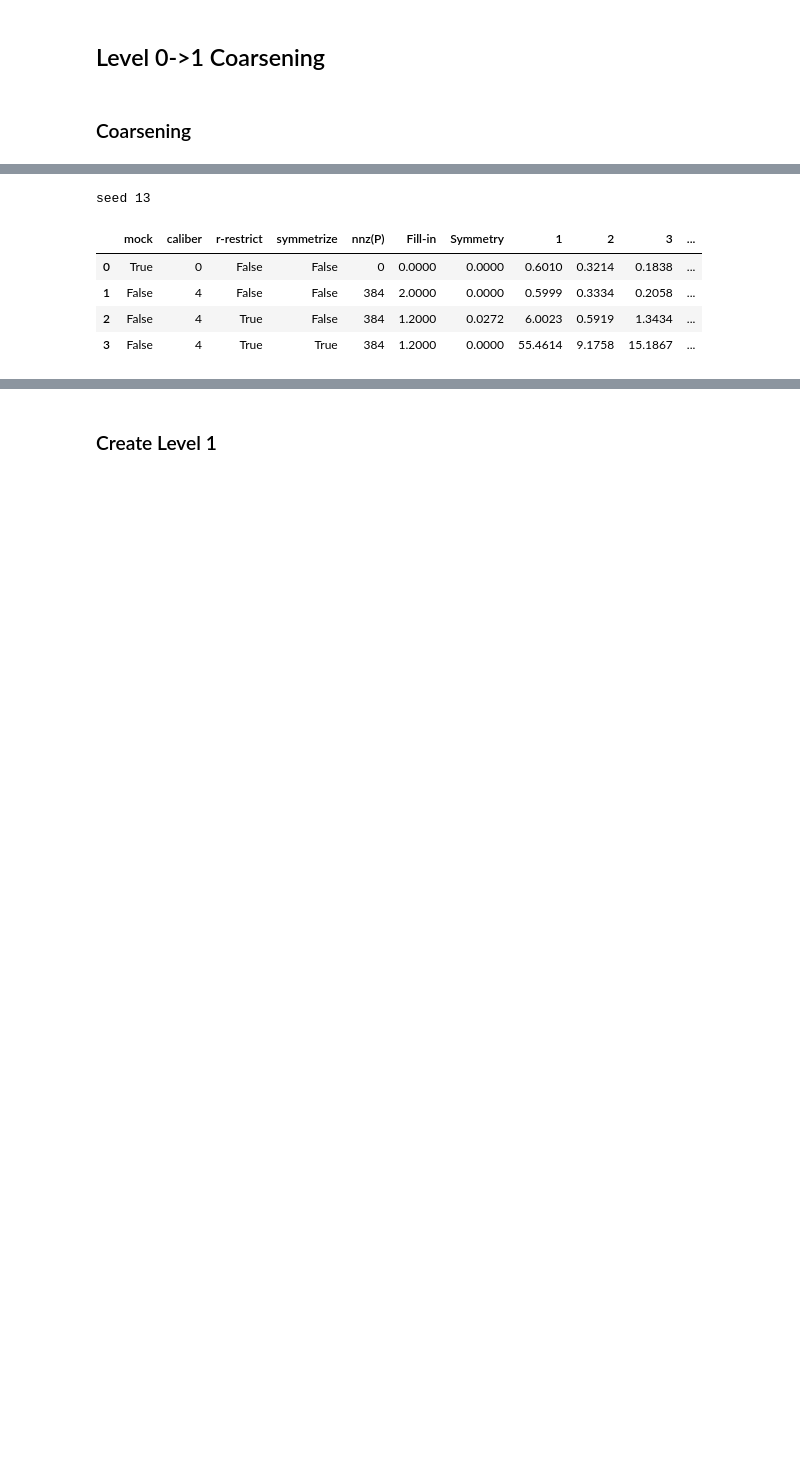
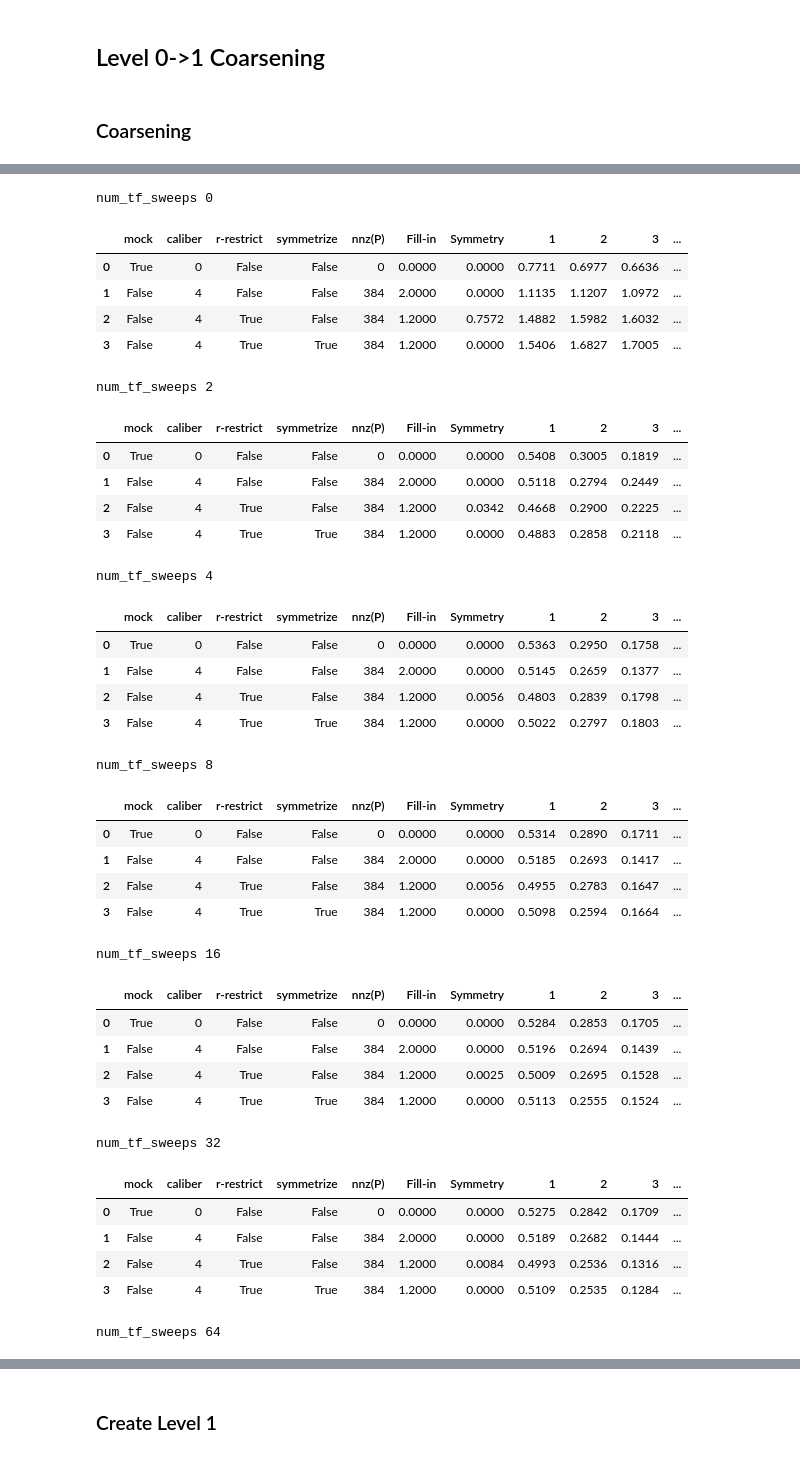
Before and after one commit to 436ahsan/Helmholtz, a Jupyter notebook: notebooks/repetitive/smoothing_needed_for_interpolation.ipynb, the cells around one changed output, grey strips where cells are left out. Cells and saved outputs as stored; diff of their text form; code cells hidden in the pictures; blank space fills up the shorter version.

```diff
--- a/notebooks/repetitive/smoothing_needed_for_interpolation.ipynb
+++ b/notebooks/repetitive/smoothing_needed_for_interpolation.ipynb
@@ -16,6 +16,7 @@ discretization = "5-point"
 kh = helmholtz.analysis.ideal.find_singular_kh(discretization, n)[0]
 #kh = 0.5
 
+symmetrize = False # True
 repetitive = True
 
 # Test vectors.
@@ -42,9 +43,9 @@ INFO     kh 0.523385380551302
 ## Level 0->1 Coarsening
 # %%
 # Create fine-level matrix.
-a = hm.linalg.helmholtz_1d_discrete_operator(kh, discretization, n)
+a = hm.linalg.helmholtz_1d_discrete_operator(kh, discretization, n).tocsr()
 # Use default = Kacmzarz relaxation for kh != 0.
-level0 = hm.setup.hierarchy.create_finest_level(a,  relaxer=hm.solve.relax.GsRelaxer(a) if kh == 0 else None)
+level0 = hm.setup.hierarchy.create_finest_level(a,  relaxer=hm.solve.relax.GsRelaxer(a) if kh == 0 else None, symmetrize=symmetrize)
 # 'location' is an array of variable locations at all levels. Used only for interpolation neighbor determination.
 # Finest-level variable ocations are assumed to be [0..n-1], i.e. a domain of size n with meshsize h = 1.
 level0.location = np.arange(n)
@@ -71,0 +98,14 @@ INFO     Generating relaxed TF with 10 sweeps, RER 0.312
+# %%
+seed = 0
+num_cycle_sweeps = np.arange(1, num_sweeps + 4)
+num_tf_sweeps = np.concatenate(([0], 2 ** np.arange(1, 7)))
+num_windows = np.concatenate(([2, 3], 2 ** np.arange(2, 8)))
+mock_conv = np.array([[mock_cycle_conv(
+    level0, aggregate_size, num_components, num_cycle_sweeps,
+    nu, s, weighted=weighted, seed=seed)
+                for s in num_windows]
+                for nu in num_tf_sweeps])
+
+for col, nu_cycle in enumerate(num_cycle_sweeps):
+    print("# Relax per cycle {}".format(nu_cycle))
+    display(pd.DataFrame(mock_conv[:, :, col], index=num_tf_sweeps, columns=num_windows))
@@ -71,0 +160,7 @@ INFO     Generating relaxed TF with 10 sweeps, RER 0.312
+# %%
+for l, nu in enumerate(num_cycle_sweeps):
+    ideal = mock_conv[-1, -1, l]
+    i, j = np.where(mock_conv[:, :, l] < 1.3 * ideal)
+    work = np.maximum(num_tf_sweeps[i], 1) * num_windows[j]
+    best = np.argmin(work)
+    print(nu, num_tf_sweeps[i[best]], num_windows[j[best]], work[best], mock_conv[i[best], j[best], l])
@@ -120,25 +221,58 @@ def two_level_performance(level,
         {"mock": bool, "caliber": int, "r-restrict": bool, "symmetrize": bool, "nnz(P)": int}), x, R, p_values
 # %%
 num_tf_sweeps = np.concatenate(([0], 2 ** np.arange(1, 7)))
-num_tf_sweeps = 16
-num_windows = 32
+num_windows = 64
 coarsening_types = [
     (4, False, False),
     (4, True, False),
     (4, True, True)
 ]
 
-# seed=5 strongly diverges.
-for seed in range(13, 14):
-    print("seed", seed)
+# seed=13 - RAP symmetrized strongly diverges.
+seed = 13
+#for seed in range(13, 14):
+#    print("seed", seed)
+for num_tf_sweeps in np.concatenate(([0], 2 ** np.arange(1, 7))):
+    print("num_tf_sweeps", num_tf_sweeps)
     conv, x, R, p_values = two_level_performance(level0, aggregate_size, num_components, num_sweeps + 3,
                                                  num_tf_sweeps, num_windows, coarsening_types,
                                                  weighted=weighted, seed=seed)
     display(conv)
 # %% [output]
-seed 13
+num_tf_sweeps 0
 |  | mock | caliber | r-restrict | symmetrize | nnz(P) | Fill-in | Symmetry | 1 | 2 | 3 | ... |
-| 0 | True | 0 | False | False | 0 | 0.0000 | 0.0000 | 0.6010 | 0.3214 | 0.1838 | ... |
-| 1 | False | 4 | False | False | 384 | 2.0000 | 0.0000 | 0.5999 | 0.3334 | 0.2058 | ... |
-| 2 | False | 4 | True | False | 384 | 1.2000 | 0.0272 | 6.0023 | 0.5919 | 1.3434 | ... |
-| 3 | False | 4 | True | True | 384 | 1.2000 | 0.0000 | 55.4614 | 9.1758 | 15.1867 | ... |
+| 0 | True | 0 | False | False | 0 | 0.0000 | 0.0000 | 0.7711 | 0.6977 | 0.6636 | ... |
+| 1 | False | 4 | False | False | 384 | 2.0000 | 0.0000 | 1.1135 | 1.1207 | 1.0972 | ... |
+| 2 | False | 4 | True | False | 384 | 1.2000 | 0.7572 | 1.4882 | 1.5982 | 1.6032 | ... |
+| 3 | False | 4 | True | True | 384 | 1.2000 | 0.0000 | 1.5406 | 1.6827 | 1.7005 | ... |
+num_tf_sweeps 2
+|  | mock | caliber | r-restrict | symmetrize | nnz(P) | Fill-in | Symmetry | 1 | 2 | 3 | ... |
+| 0 | True | 0 | False | False | 0 | 0.0000 | 0.0000 | 0.5408 | 0.3005 | 0.1819 | ... |
+| 1 | False | 4 | False | False | 384 | 2.0000 | 0.0000 | 0.5118 | 0.2794 | 0.2449 | ... |
+| 2 | False | 4 | True | False | 384 | 1.2000 | 0.0342 | 0.4668 | 0.2900 | 0.2225 | ... |
+| 3 | False | 4 | True | True | 384 | 1.2000 | 0.0000 | 0.4883 | 0.2858 | 0.2118 | ... |
+num_tf_sweeps 4
+|  | mock | caliber | r-restrict | symmetrize | nnz(P) | Fill-in | Symmetry | 1 | 2 | 3 | ... |
+| 0 | True | 0 | False | False | 0 | 0.0000 | 0.0000 | 0.5363 | 0.2950 | 0.1758 | ... |
+| 1 | False | 4 | False | False | 384 | 2.0000 | 0.0000 | 0.5145 | 0.2659 | 0.1377 | ... |
+| 2 | False | 4 | True | False | 384 | 1.2000 | 0.0056 | 0.4803 | 0.2839 | 0.1798 | ... |
+| 3 | False | 4 | True | True | 384 | 1.2000 | 0.0000 | 0.5022 | 0.2797 | 0.1803 | ... |
+num_tf_sweeps 8
+|  | mock | caliber | r-restrict | symmetrize | nnz(P) | Fill-in | Symmetry | 1 | 2 | 3 | ... |
+| 0 | True | 0 | False | False | 0 | 0.0000 | 0.0000 | 0.5314 | 0.2890 | 0.1711 | ... |
+| 1 | False | 4 | False | False | 384 | 2.0000 | 0.0000 | 0.5185 | 0.2693 | 0.1417 | ... |
+| 2 | False | 4 | True | False | 384 | 1.2000 | 0.0056 | 0.4955 | 0.2783 | 0.1647 | ... |
+| 3 | False | 4 | True | True | 384 | 1.2000 | 0.0000 | 0.5098 | 0.2594 | 0.1664 | ... |
+num_tf_sweeps 16
+|  | mock | caliber | r-restrict | symmetrize | nnz(P) | Fill-in | Symmetry | 1 | 2 | 3 | ... |
+| 0 | True | 0 | False | False | 0 | 0.0000 | 0.0000 | 0.5284 | 0.2853 | 0.1705 | ... |
+| 1 | False | 4 | False | False | 384 | 2.0000 | 0.0000 | 0.5196 | 0.2694 | 0.1439 | ... |
+| 2 | False | 4 | True | False | 384 | 1.2000 | 0.0025 | 0.5009 | 0.2695 | 0.1528 | ... |
+| 3 | False | 4 | True | True | 384 | 1.2000 | 0.0000 | 0.5113 | 0.2555 | 0.1524 | ... |
+num_tf_sweeps 32
+|  | mock | caliber | r-restrict | symmetrize | nnz(P) | Fill-in | Symmetry | 1 | 2 | 3 | ... |
+| 0 | True | 0 | False | False | 0 | 0.0000 | 0.0000 | 0.5275 | 0.2842 | 0.1709 | ... |
+| 1 | False | 4 | False | False | 384 | 2.0000 | 0.0000 | 0.5189 | 0.2682 | 0.1444 | ... |
+| 2 | False | 4 | True | False | 384 | 1.2000 | 0.0084 | 0.4993 | 0.2536 | 0.1316 | ... |
+| 3 | False | 4 | True | True | 384 | 1.2000 | 0.0000 | 0.5109 | 0.2535 | 0.1284 | ... |
+num_tf_sweeps 64
```
Also changed, not shown: parts of 34 cells of this notebook, 11 other files.
